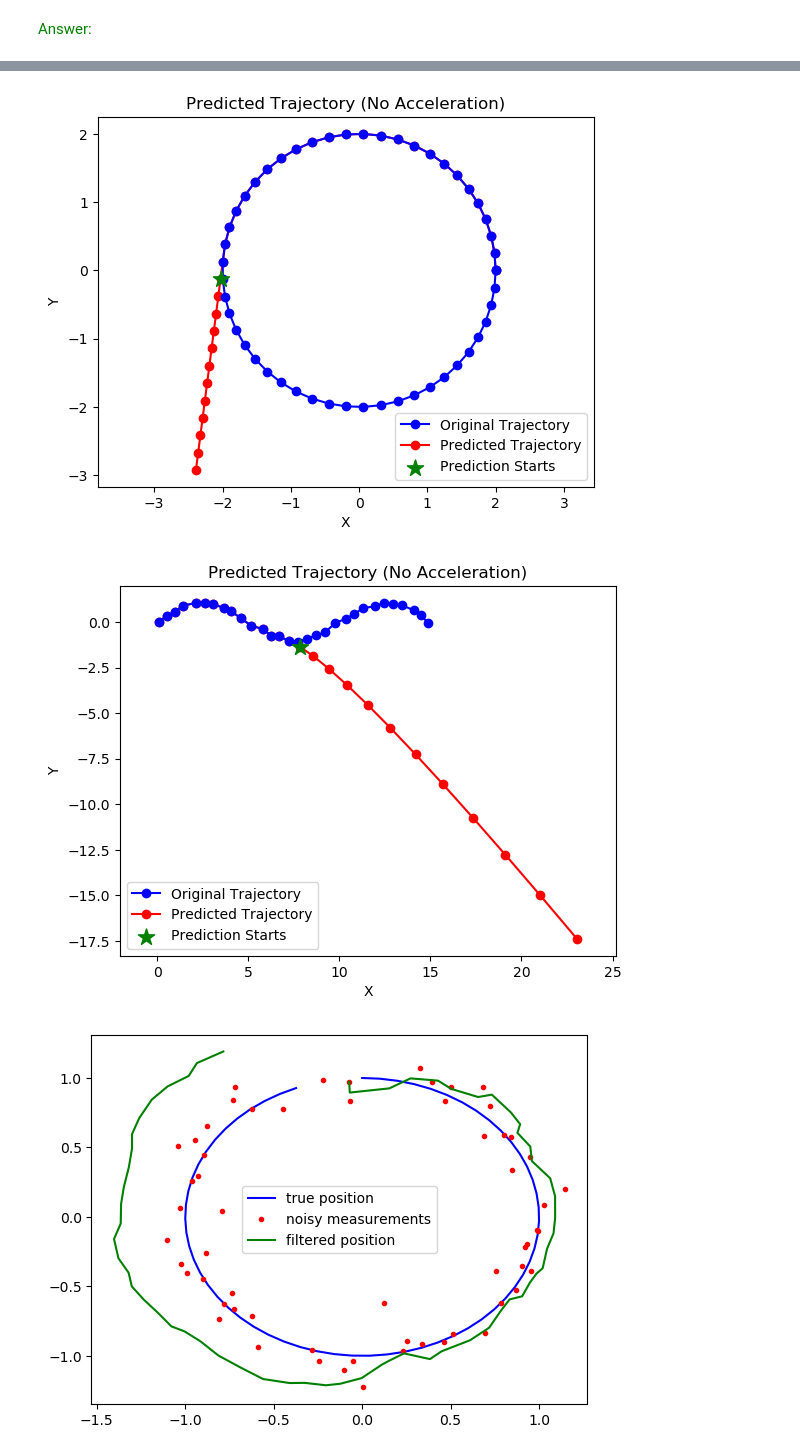
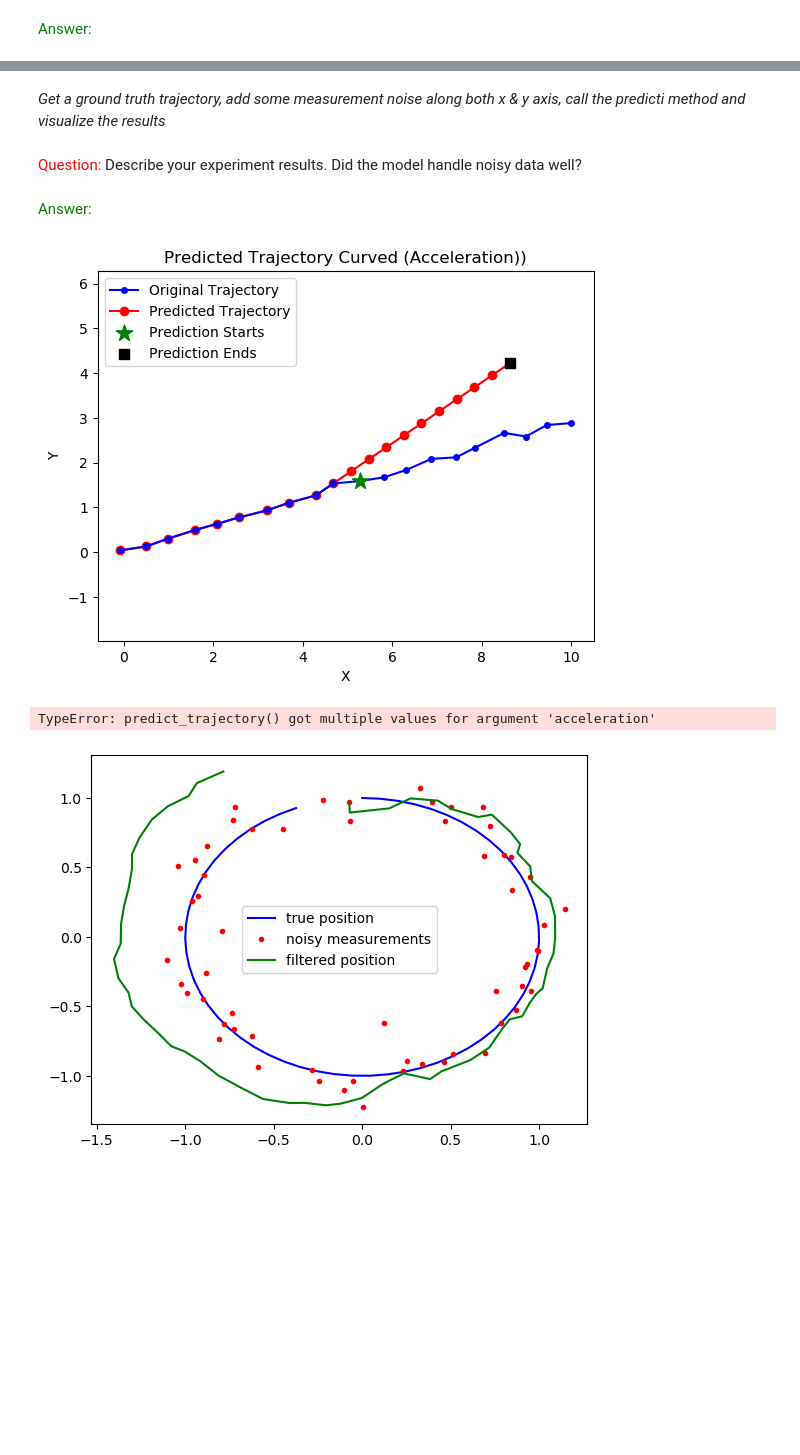
Before and after one commit to MahirGulzar/fundamentals_of_autonomous_driving, a Jupyter notebook: motion_prediction_lab.ipynb, the cells around one changed output, grey strips where cells are left out. Drawn from its saved outputs; the diff is of its cells as text; code cells hidden in the pictures; blank space fills up the shorter version.

```diff
--- a/motion_prediction_lab.ipynb
+++ b/motion_prediction_lab.ipynb
@@ -61,7 +61,9 @@ plt.show()
 ###### CODE STARTS HERE #######
 ###############################
 
-def predict_trajectory(trajectory, dt, n, acceleration=True):
+def predict_trajectory(trajectory, n, acceleration=True):
+    dt=0.1
+
     # Calculate the velocity vector from the trajectory
     velocity = np.diff(trajectory, axis=0) / dt
 
@@ -255,0 +353,2 @@ plt.show()
+# %% [markdown]
+<em> Get a ground truth trajectory, add some measurement noise along both x & y axis, call the predicti method and visualize the results</em>
@@ -256,32 +366,52 @@ plt.show()
+# %% [markdown]
+<span style="color:Red">Question: </span> Describe your experiment results. Did the model handle noisy data well?
+<br>
+# %% [markdown]
+<span style="color:Green">Answer: </span>
 # %%
-# Define the center of the circle, radius, and number of points
-center = (0, 0)
-radius = 2
-num_points = 50
+# Generate the trajectory
+start_point = (0, 0)        # Start of the trajectory
+end_point = (10, 3)         # End of the trajectory
+num_points = 20             # Number of points in the trajectory
 
-# Generate the circular trajectory
-trajectory = generate_circle_trajectory(center, radius, num_points)
+# Following method takes in tuple of starting point, ending point and number of points in between. It returns a 2D curved trajectory.
+curved_trajectory_ground_truth = generate_linear_trajectory(start_point, end_point, num_points)
+
+
+measurement_noise = 0.06
+curved_trajectory_ground_truth = curved_trajectory_ground_truth + np.random.randn(len(curved_trajectory_ground_truth), 2) * measurement_noise
 
 # Define the time step and number of points to predict
-dt = 0.5
-n = 12
+n = 10
+half_len = int(len(curved_trajectory_ground_truth)/2)
 
-# Predict the next n points of the trajectory without acceleration
-predicted_trajectory, predicted_points = predict_trajectory(trajectory[:int(len(trajectory)/2)], dt, n, acceleration=False)
+###############################
+###### CODE STARTS HERE #######
+###############################
+
+# Comment this line and call predict_trajectory method which your wrote above with required arguments
+predicted_trajectory = curved_trajectory_ground_truth[:half_len]
+predicted_trajectory = predict_trajectory(curved_trajectory_ground_truth[:half_len], n, acceleration=False)
+
+
+#############################
+###### CODE ENDS HERE #######
+#############################
 
 # Plot the original and predicted trajectories
 fig, ax = plt.subplots()
-ax.plot(trajectory[:, 0], trajectory[:, 1], 'bo-', label='Original Trajectory',  zorder=2)
+ax.plot(curved_trajectory_ground_truth[:, 0], curved_trajectory_ground_truth[:, 1], 'bo-', label='Original Trajectory', markersize=4, zorder=2)
 ax.plot(predicted_trajectory[:, 0], predicted_trajectory[:, 1], 'bo-', label='Predicted Trajectory', color='red',  zorder=1)
-ax.scatter(predicted_points[0][0], predicted_points[0][1], label='Prediction Starts', marker='*'  , color='green', s=[150],  zorder=3)
+ax.scatter(curved_trajectory_ground_truth[half_len][0], curved_trajectory_ground_truth[half_len][1], label='Prediction Starts', marker='*'  , color='green', s=[150],  zorder=3)
+ax.scatter(predicted_trajectory[-1][0], predicted_trajectory[-1][1], label='Prediction Ends', marker='s'  , color='black', s=[50],  zorder=3)
 ax.axis('equal')
 ax.set_xlabel('X')
 ax.set_ylabel('Y')
-ax.set_title('Predicted Trajectory (No Acceleration)')
+ax.set_title('Predicted Trajectory Curved (Acceleration))')
 ax.legend()
 plt.show()
 # %% [output]
-[figure, old version]
+[figure, new version]
 # %%
 # Generate the circular trajectory
 trajectory = generate_sin_wave_trajectory(length=15, amplitude=1, period=1, wavelength=10, num_points=30)
@@ -311,7 +441,7 @@ ax.set_title('Predicted Trajectory (No Acceleration)')
 ax.legend()
 plt.show()
 # %% [output]
-[figure, removed]
+TypeError: predict_trajectory() got multiple values for argument 'acceleration'
 # %%
 class KalmanFilter:
     def __init__(self, observation, acceleration=False, measurement_noise=0.1, process_noise=0.001, dt=0.1):
```
Also changed, not shown: parts of 19 cells of this notebook.
